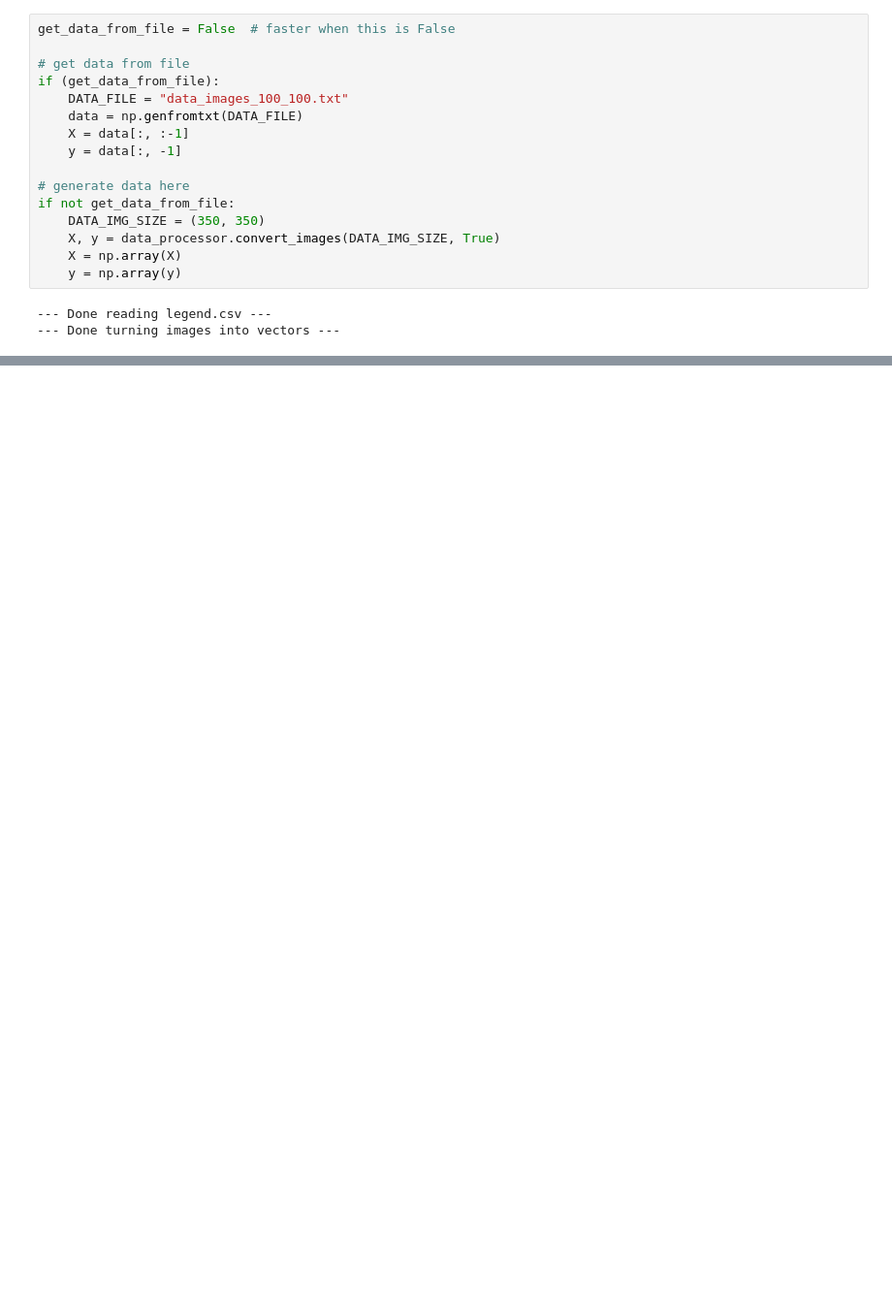
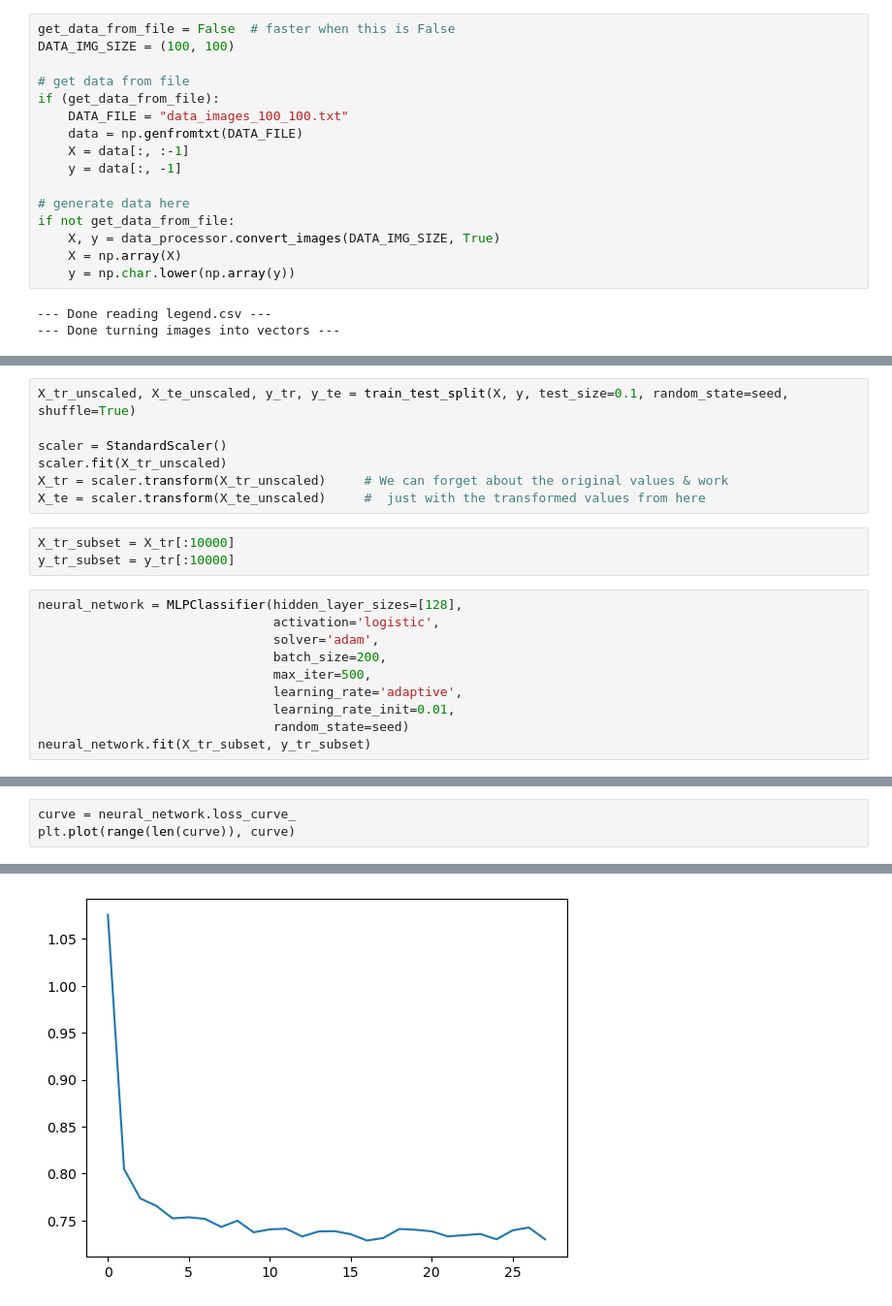
Before and after one commit to devvpat/facial_expressions_learning, a Jupyter notebook: project.ipynb, the cells around one changed output, grey strips where cells are left out. Shown at 97% size. Saved outputs shown, nothing was run; the diff lists cells and outputs as text; blank space fills up the shorter version.

Commit message:
initial network training with sklearn; added section for training with an oversampled dataset

```diff
--- a/project.ipynb
+++ b/project.ipynb
@@ -7,6 +16,7 @@ import data_processor
 # STEP 0 - GETTING THE DATA
 # %%
 get_data_from_file = False  # faster when this is False
+DATA_IMG_SIZE = (100, 100)
 
 # get data from file
 if (get_data_from_file):
@@ -17,10 +27,9 @@ if (get_data_from_file):
 
 # generate data here
 if not get_data_from_file:
-    DATA_IMG_SIZE = (350, 350)
     X, y = data_processor.convert_images(DATA_IMG_SIZE, True)
     X = np.array(X)
-    y = np.array(y)
+    y = np.char.lower(np.array(y))
 # %% [output]
 --- Done reading legend.csv ---
 --- Done turning images into vectors ---
@@ -32 +41,21 @@ print(y.shape)
 (13690,)
+# %%
+X_tr_unscaled, X_te_unscaled, y_tr, y_te = train_test_split(X, y, test_size=0.1, random_state=seed, shuffle=True)
+
+scaler = StandardScaler()
+scaler.fit(X_tr_unscaled)
+X_tr = scaler.transform(X_tr_unscaled)     # We can forget about the original values & work
+X_te = scaler.transform(X_te_unscaled)     #  just with the transformed values from here
+# %%
+X_tr_subset = X_tr[:10000]
+y_tr_subset = y_tr[:10000]
+# %%
+neural_network = MLPClassifier(hidden_layer_sizes=[128],
+                               activation='logistic',
+                               solver='adam',
+                               batch_size=200,
+                               max_iter=500,
+                               learning_rate='adaptive',
+                               learning_rate_init=0.01,
+                               random_state=seed)
+neural_network.fit(X_tr_subset, y_tr_subset)
@@ -32,0 +66,4 @@ print(y.shape)
+# %%
+curve = neural_network.loss_curve_
+plt.plot(range(len(curve)), curve)
+# %% [output]
@@ -32,0 +71 @@ print(y.shape)
+[figure, added]
```
Also changed, not shown: parts of 14 cells of this notebook.
